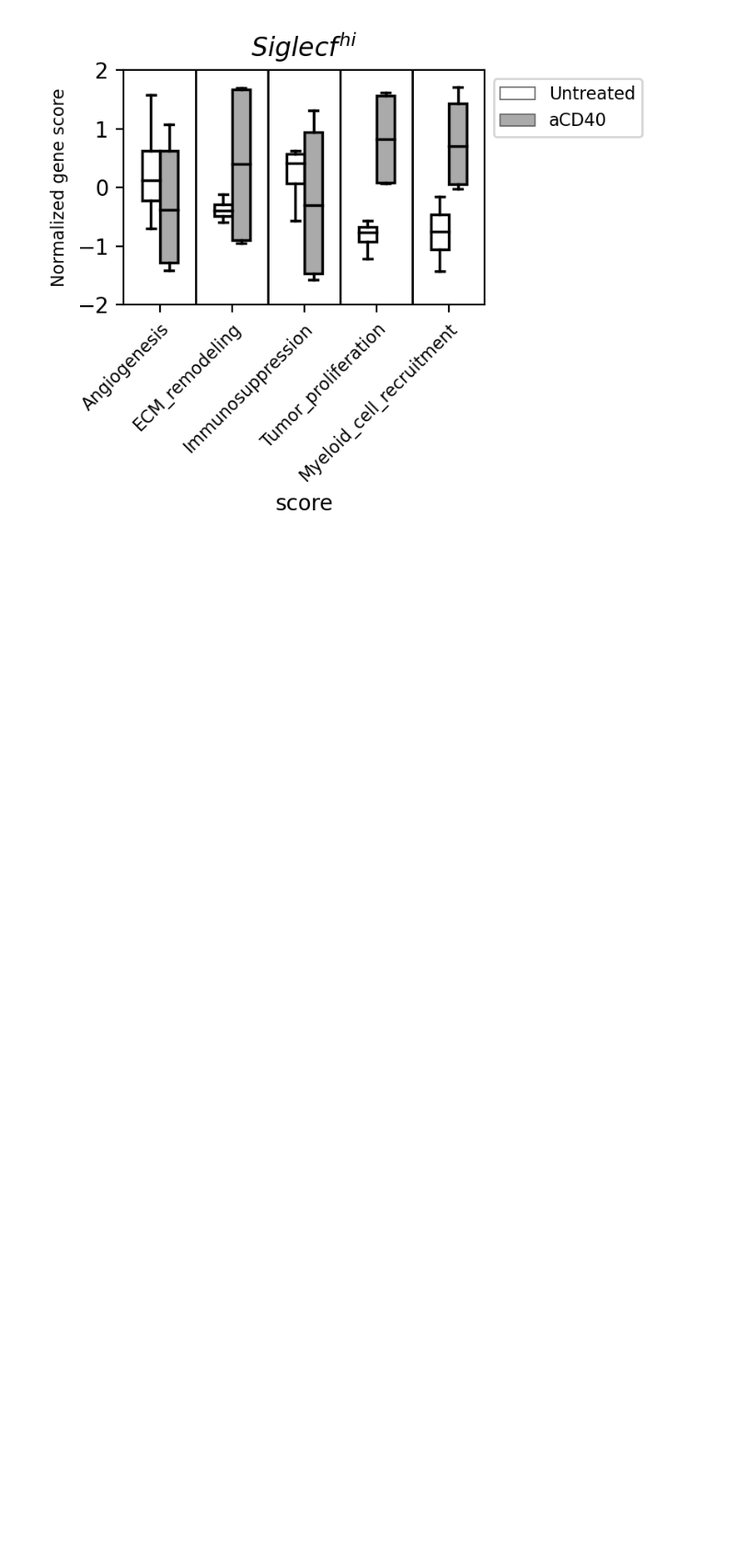
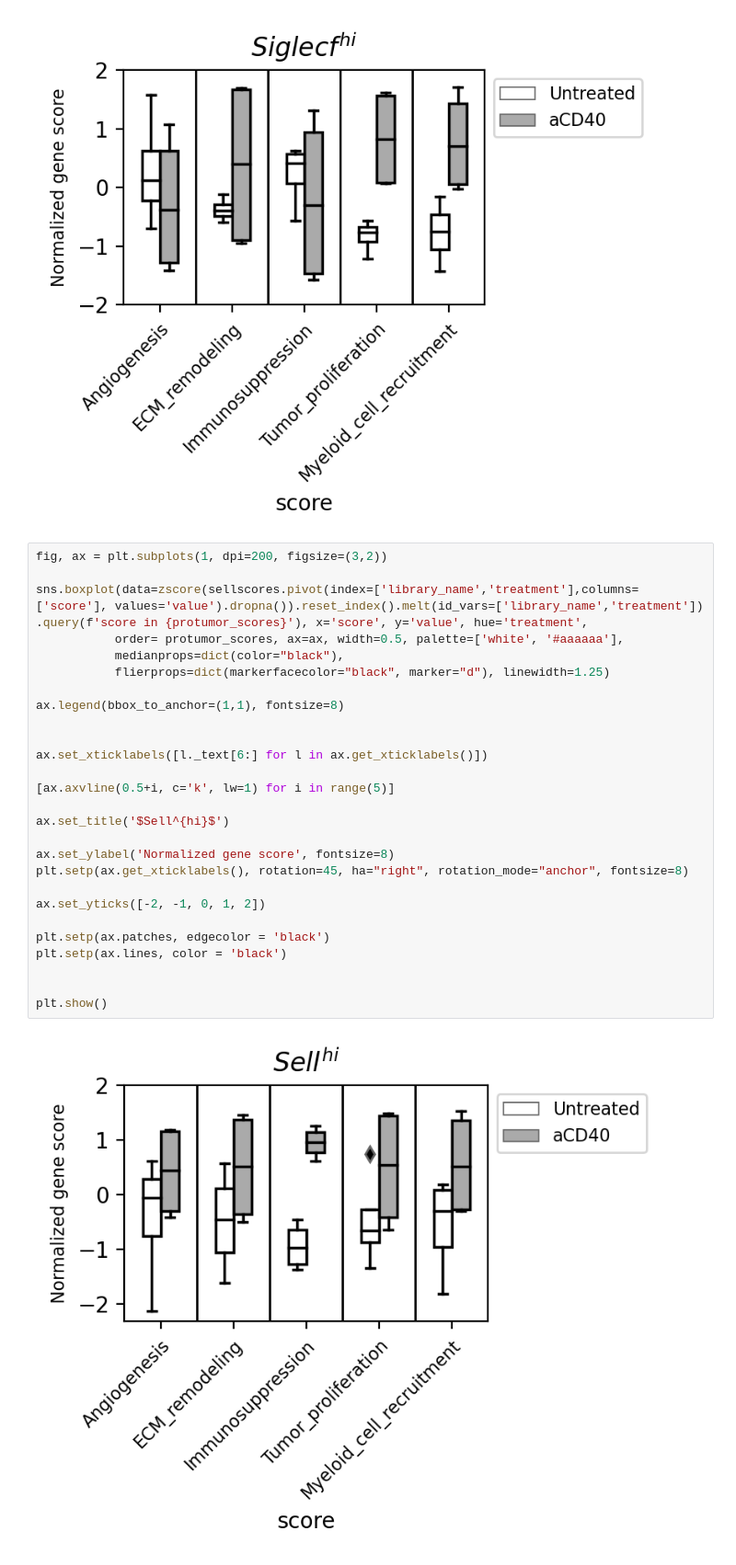
Before and after one commit to AllonKleinLab/ifn_neutrophils, a Jupyter notebook: notebooks/06_gene_set_scores/01_gene_set_scores_boxplots.ipynb, the cells around one changed output. Shown at 92% size. Drawn from its saved outputs; the diff is of its cells as text; blank space fills up the shorter version.

Commit message:
gene set scores + gitignore

```diff
--- a/notebooks/06_gene_set_scores/01_gene_set_scores_boxplots.ipynb
+++ b/notebooks/06_gene_set_scores/01_gene_set_scores_boxplots.ipynb
@@ -216,6 +215,36 @@ plt.setp(ax.lines, color = 'black')
 plt.show()
 # %% [output]
 [figure]
+# %%
+fig, ax = plt.subplots(1, dpi=200, figsize=(3,2))
+
+sns.boxplot(data=zscore(sellscores.pivot(index=['library_name','treatment'],columns=['score'], values='value').dropna()).reset_index().melt(id_vars=['library_name','treatment'])
+.query(f'score in {protumor_scores}'), x='score', y='value', hue='treatment',
+           order= protumor_scores, ax=ax, width=0.5, palette=['white', '#aaaaaa'],
+           medianprops=dict(color="black"),
+           flierprops=dict(markerfacecolor="black", marker="d"), linewidth=1.25)
+
+ax.legend(bbox_to_anchor=(1,1), fontsize=8)
+
+
+ax.set_xticklabels([l._text[6:] for l in ax.get_xticklabels()])
+
+[ax.axvline(0.5+i, c='k', lw=1) for i in range(5)]
+
+ax.set_title('$Sell^{hi}$')
+
+ax.set_ylabel('Normalized gene score', fontsize=8)
+plt.setp(ax.get_xticklabels(), rotation=45, ha="right", rotation_mode="anchor", fontsize=8)
+
+ax.set_yticks([-2, -1, 0, 1, 2])
+
+plt.setp(ax.patches, edgecolor = 'black')
+plt.setp(ax.lines, color = 'black')
+
+
+plt.show()
+# %% [output]
+[figure, added]
 # %%
 fig, ax = plt.subplots(1, dpi=200, figsize=(1.8,2))
 
```
Also changed, not shown: parts of 3 cells of this notebook.
